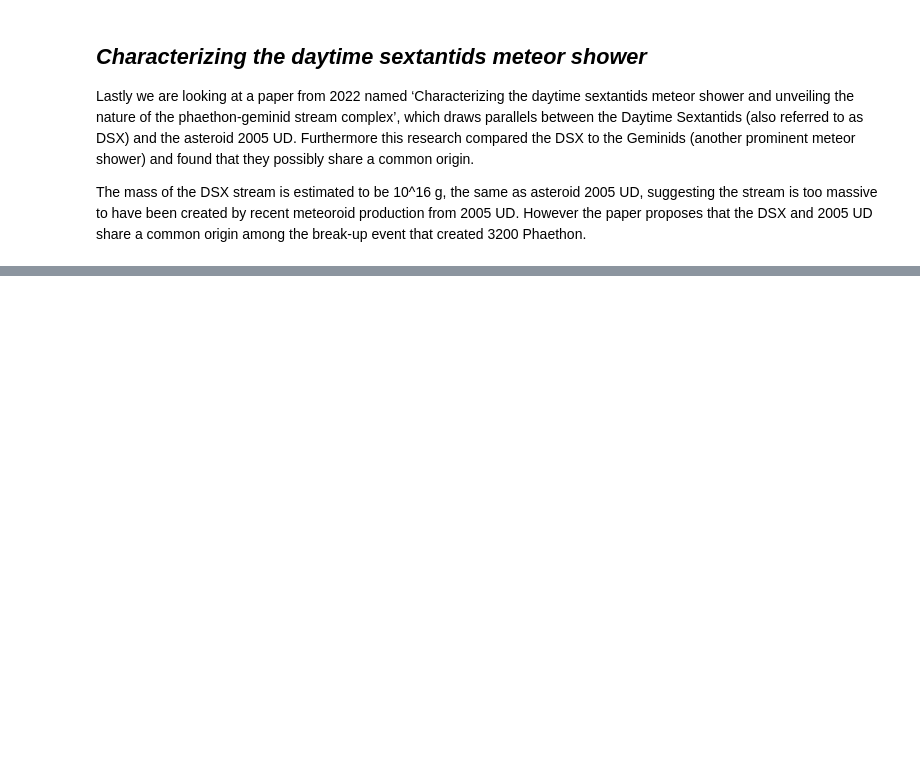
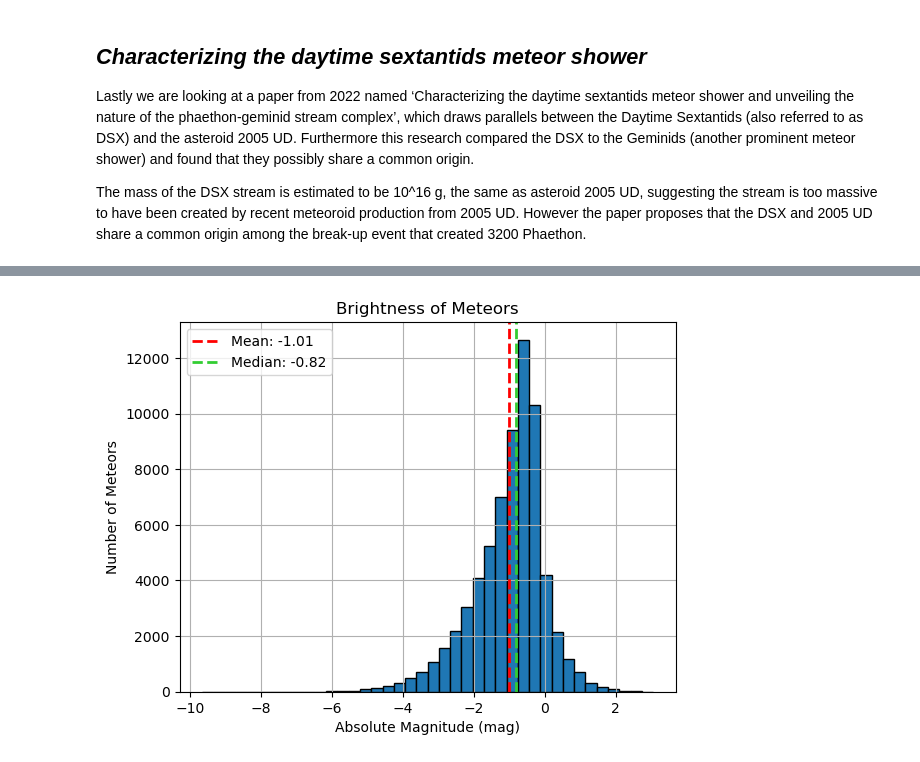
Before and after one commit to dimistrija/Meteors_Project, a Jupyter notebook: Meteors.ipynb, the cells around one changed output, grey strips where cells are left out. Drawn from its saved outputs; the diff is of its cells as text; code cells hidden in the pictures; blank space fills up the shorter version.

```diff
--- a/Meteors.ipynb
+++ b/Meteors.ipynb
@@ -92,0 +113,32 @@ The mass of the DSX stream is estimated to be 10^16 g, the same as asteroid 2005
+# %%
+import pandas as pd
+import matplotlib.pyplot as plt
+
+# Load data from CSV
+df = pd.read_csv('EDM.csv')  # Replace 'your_file.csv' with your file name
+
+# Ensure the '_amag' column is numeric
+df['_amag'] = pd.to_numeric(df['_amag'], errors='coerce')
+
+# Calculate mean and median
+mean_value = df['_amag'].mean()
+median_value = df['_amag'].median()
+
+# Plotting the histogram
+plt.hist(df['_amag'].dropna(), bins=40, edgecolor='black')  # You can adjust the number of bins
+plt.xlabel('Absolute Magnitude (mag)')
+plt.ylabel('Number of Meteors')
+plt.title('Brightness of Meteors')
+
+# Plot mean and median lines
+plt.axvline(mean_value, color='red', linestyle='dashed', linewidth=2, label=f'Mean: {mean_value:.2f}')
+plt.axvline(median_value, color='limegreen', linestyle='dashed', linewidth=2, label=f'Median: {median_value:.2f}')
+
+# Adding a legend
+plt.legend()
+
+# Add grid and show plot
+plt.grid(True)
+plt.show()
+# %% [output]
+[figure, added]
```
Also changed, not shown: parts of 5 cells of this notebook, 2 other files.
